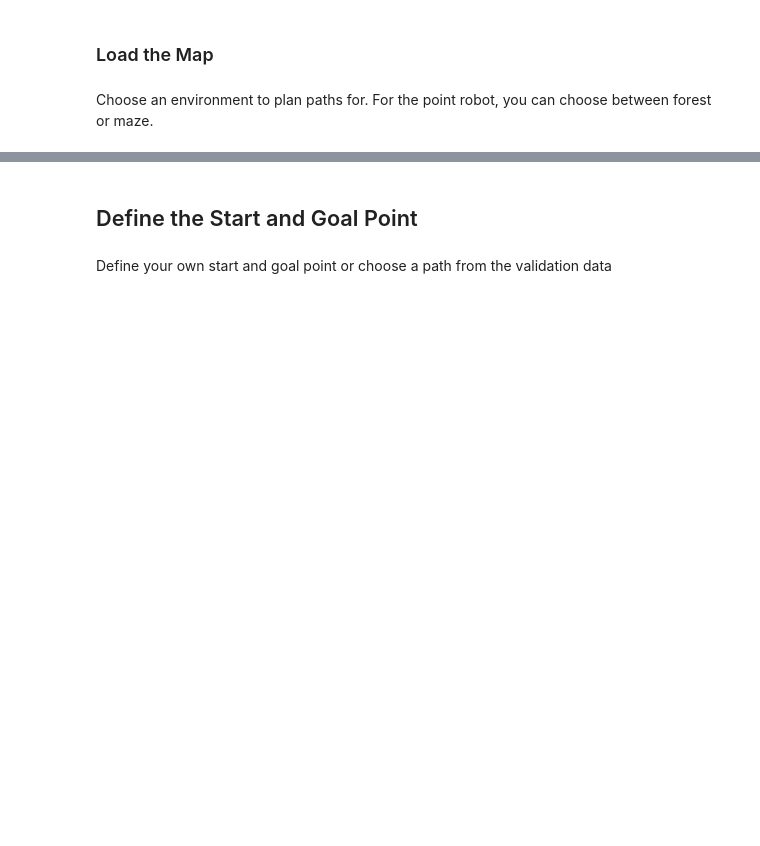
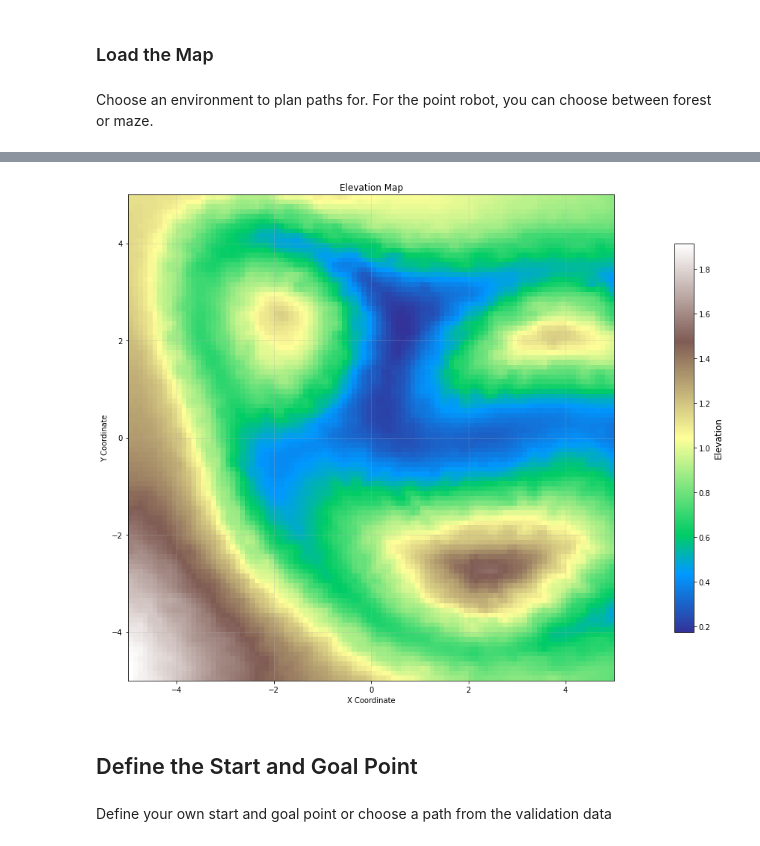
Before and after one commit to YeRongfeng/MPT, a Jupyter notebook: VisualizeTrajectories.ipynb, the cells around one changed output, grey strips where cells are left out. Cells and saved outputs as stored; diff of their text form; code cells hidden in the pictures; blank space fills up the shorter version.

```diff
--- a/VisualizeTrajectories.ipynb
+++ b/VisualizeTrajectories.ipynb
@@ -69,3 +84,27 @@ ax.axis('off')
+# %%
+env_path = osp.join(envFolder, f'map.p')
+with open(env_path, 'rb') as f:
+    env = pickle.load(f)
+    tensor = env['tensor']
+    elevation = tensor[:, :, 0]
+    normal_x = tensor[:, :, 1]
+    normal_y = tensor[:, :, 2]
+    normal_z = tensor[:, :, 3]
+
+x = np.linspace(-5, 5, 100)
+y = np.linspace(-5, 5, 100)
+fig, ax = plt.subplots(1, 1, figsize=(36, 12))
+elevation_masked = np.ma.masked_invalid(elevation)
+im = ax.imshow(elevation_masked, extent=[-5, 5, -5, 5],
+                origin='lower', cmap='terrain', aspect='equal')
+cbar = plt.colorbar(im, ax=ax, shrink=0.8, fraction=0.046, pad=0.04)
+cbar.set_label('Elevation', fontsize=12)
+ax.set_title('Elevation Map')
+ax.set_xlabel('X Coordinate')
+ax.set_ylabel('Y Coordinate')
+ax.grid(True, alpha=0.3)
+# %% [output]
+[figure, added]
 # %% [markdown]
 ## Define the Start and Goal Point
 # %% [markdown]
```
Also changed, not shown: parts of 10 cells of this notebook, 12 other files.
